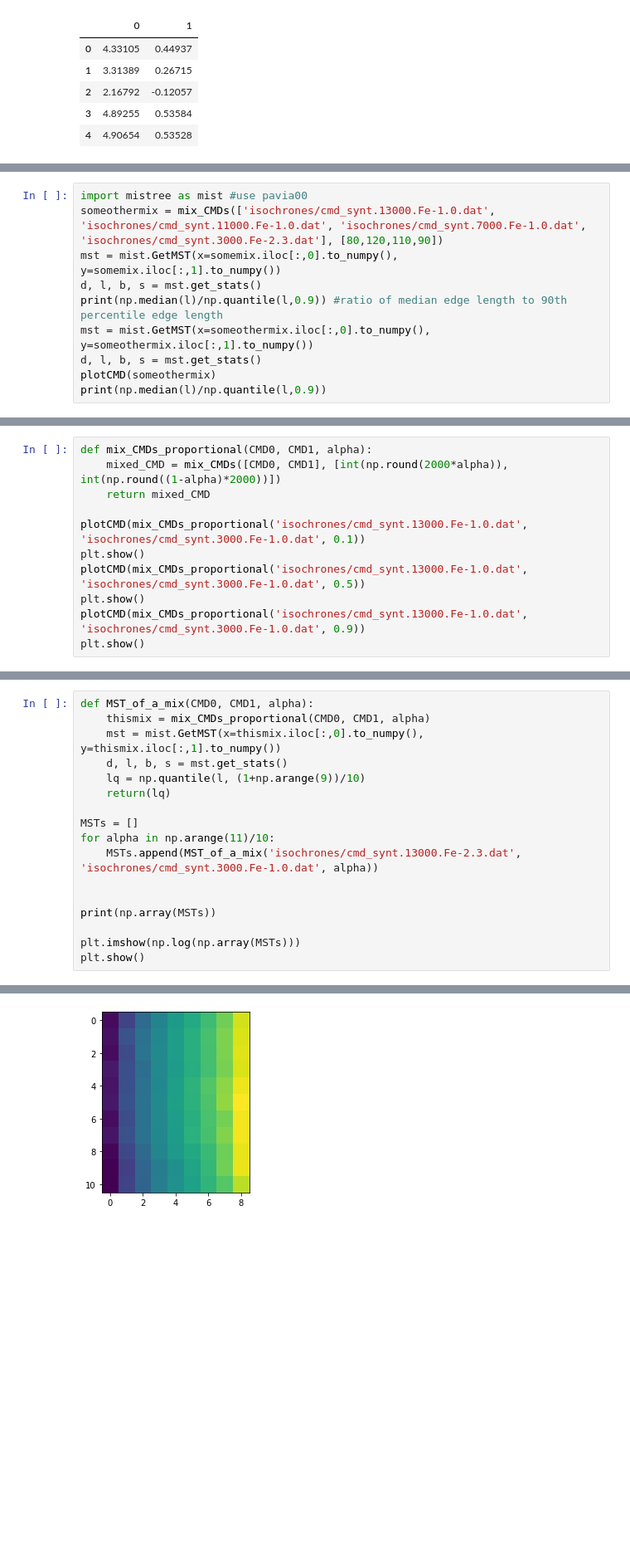
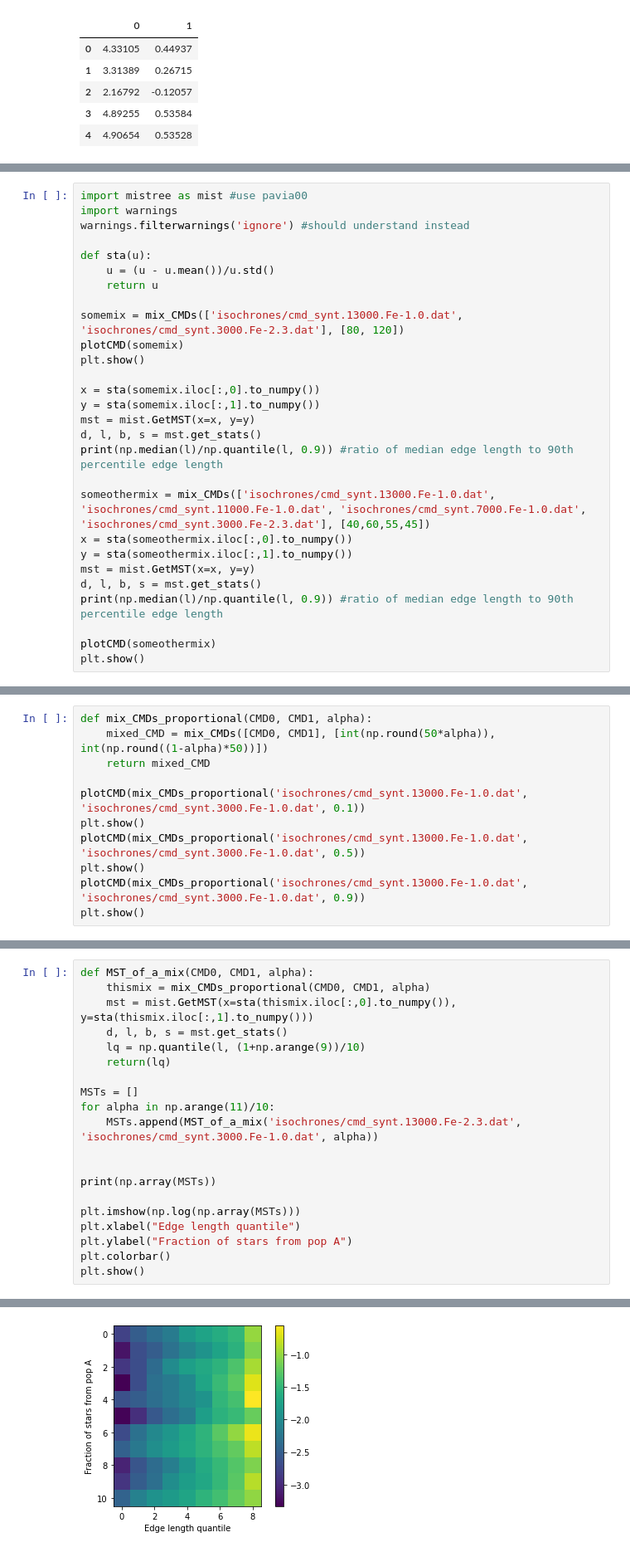
Before and after one commit to m-a-r-i-o/cmdmst, a Jupyter notebook: MST_CMD.ipynb, the cells around one changed output, grey strips where cells are left out. Shown: that part at 83% size. Cells and saved outputs as stored; diff of their text form; blank space fills up the shorter version.

```diff
--- a/MST_CMD.ipynb
+++ b/MST_CMD.ipynb
@@ -56,11 +51,29 @@ plotCMD(somemix)
 # %%
 import mistree as mist #use pavia00
-someothermix = mix_CMDs(['isochrones/cmd_synt.13000.Fe-1.0.dat', 'isochrones/cmd_synt.11000.Fe-1.0.dat', 'isochrones/cmd_synt.7000.Fe-1.0.dat', 'isochrones/cmd_synt.3000.Fe-2.3.dat'], [80,120,110,90])
-mst = mist.GetMST(x=somemix.iloc[:,0].to_numpy(), y=somemix.iloc[:,1].to_numpy())
+import warnings
+warnings.filterwarnings('ignore') #should understand instead
+
+def sta(u):
+    u = (u - u.mean())/u.std()
+    return u
+
+somemix = mix_CMDs(['isochrones/cmd_synt.13000.Fe-1.0.dat', 'isochrones/cmd_synt.3000.Fe-2.3.dat'], [80, 120])
+plotCMD(somemix)
+plt.show()
+
+x = sta(somemix.iloc[:,0].to_numpy())
+y = sta(somemix.iloc[:,1].to_numpy())
+mst = mist.GetMST(x=x, y=y)
 d, l, b, s = mst.get_stats()
-print(np.median(l)/np.quantile(l,0.9)) #ratio of median edge length to 90th percentile edge length
-mst = mist.GetMST(x=someothermix.iloc[:,0].to_numpy(), y=someothermix.iloc[:,1].to_numpy())
+print(np.median(l)/np.quantile(l, 0.9)) #ratio of median edge length to 90th percentile edge length
+
+someothermix = mix_CMDs(['isochrones/cmd_synt.13000.Fe-1.0.dat', 'isochrones/cmd_synt.11000.Fe-1.0.dat', 'isochrones/cmd_synt.7000.Fe-1.0.dat', 'isochrones/cmd_synt.3000.Fe-2.3.dat'], [40,60,55,45])
+x = sta(someothermix.iloc[:,0].to_numpy())
+y = sta(someothermix.iloc[:,1].to_numpy())
+mst = mist.GetMST(x=x, y=y)
 d, l, b, s = mst.get_stats()
+print(np.median(l)/np.quantile(l, 0.9)) #ratio of median edge length to 90th percentile edge length
+
 plotCMD(someothermix)
-print(np.median(l)/np.quantile(l,0.9))
+plt.show()
 # %% [output]
@@ -70,6 +84,6 @@ print(np.median(l)/np.quantile(l,0.9))
 # %%
 def mix_CMDs_proportional(CMD0, CMD1, alpha):
-    mixed_CMD = mix_CMDs([CMD0, CMD1], [int(np.round(2000*alpha)), int(np.round((1-alpha)*2000))])
+    mixed_CMD = mix_CMDs([CMD0, CMD1], [int(np.round(50*alpha)), int(np.round((1-alpha)*50))])
     return mixed_CMD
 
 plotCMD(mix_CMDs_proportional('isochrones/cmd_synt.13000.Fe-1.0.dat', 'isochrones/cmd_synt.3000.Fe-1.0.dat', 0.1))
@@ -85,7 +99,7 @@ plt.show()
 # %%
 def MST_of_a_mix(CMD0, CMD1, alpha):
     thismix = mix_CMDs_proportional(CMD0, CMD1, alpha)
-    mst = mist.GetMST(x=thismix.iloc[:,0].to_numpy(), y=thismix.iloc[:,1].to_numpy())
+    mst = mist.GetMST(x=sta(thismix.iloc[:,0].to_numpy()), y=sta(thismix.iloc[:,1].to_numpy()))
     d, l, b, s = mst.get_stats()
     lq = np.quantile(l, (1+np.arange(9))/10)
     return(lq)
@@ -98,5 +112,8 @@ for alpha in np.arange(11)/10:
 print(np.array(MSTs))
 
 plt.imshow(np.log(np.array(MSTs)))
+plt.xlabel("Edge length quantile")
+plt.ylabel("Fraction of stars from pop A")
+plt.colorbar()
 plt.show()
 # %% [output]
@@ -120 +137 @@ plt.show()
-[figure, old version]
+[figure, new version]
```
Also changed, not shown: parts of 4 cells of this notebook.
